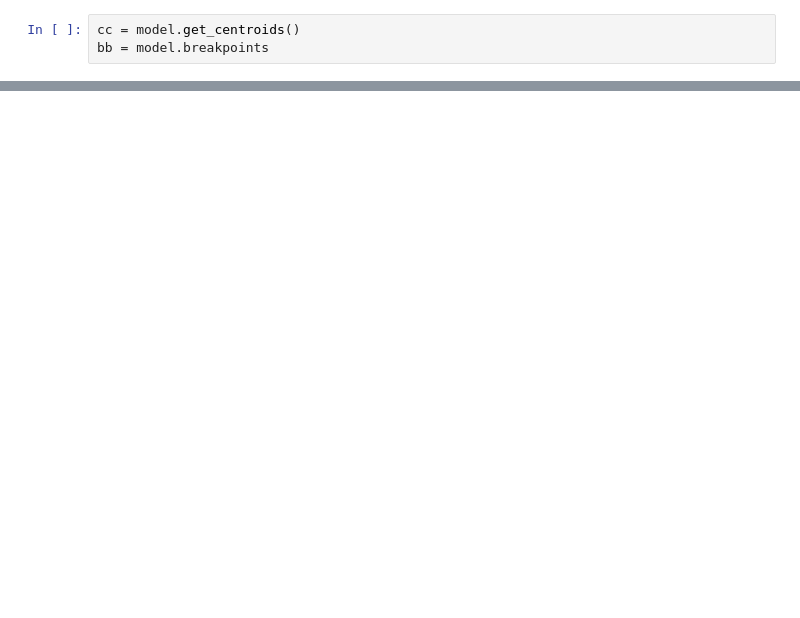
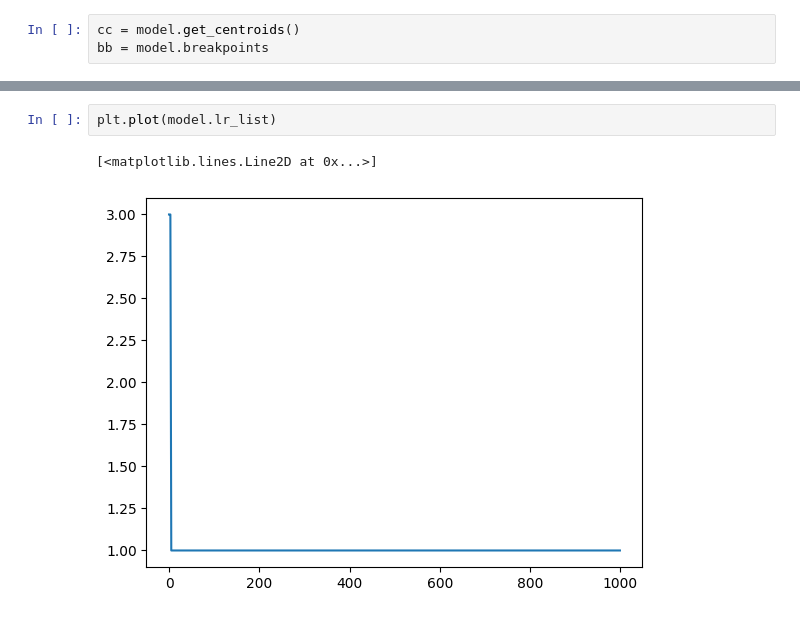
Before and after one commit to jacopograssi97/Radially_constrained_clustering, a Jupyter notebook: tester.ipynb, the cells around one changed output, grey strips where cells are left out. Cells and saved outputs as stored; diff of their text form; blank space fills up the shorter version.

```diff
--- a/tester.ipynb
+++ b/tester.ipynb
@@ -55,0 +83,5 @@ ax.set_xticks([0,31,60,91,121,152,182,213,244,274,305,335,366],['jan','feb','mar
+# %%
+plt.plot(model.lr_list)
+# %% [output]
+[<matplotlib.lines.Line2D at 0x...>]
+[figure, added]
```
Also changed, not shown: parts of 8 cells of this notebook, 7 other files.
